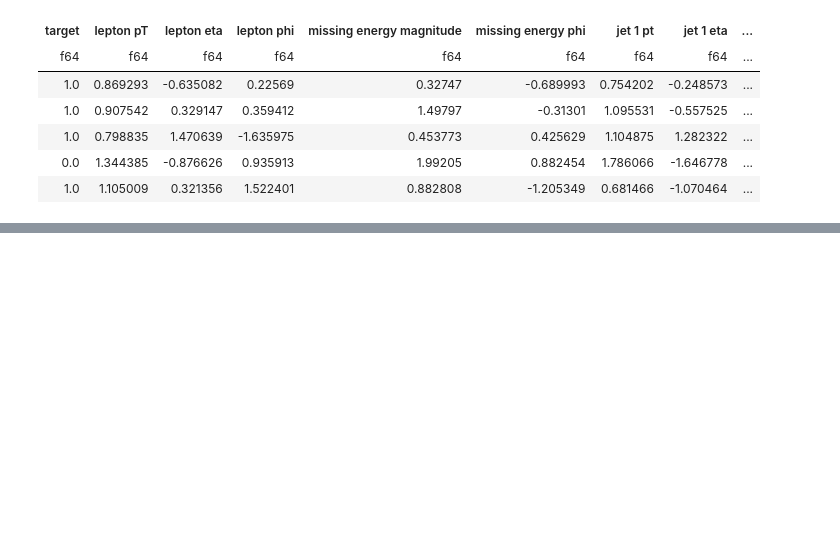
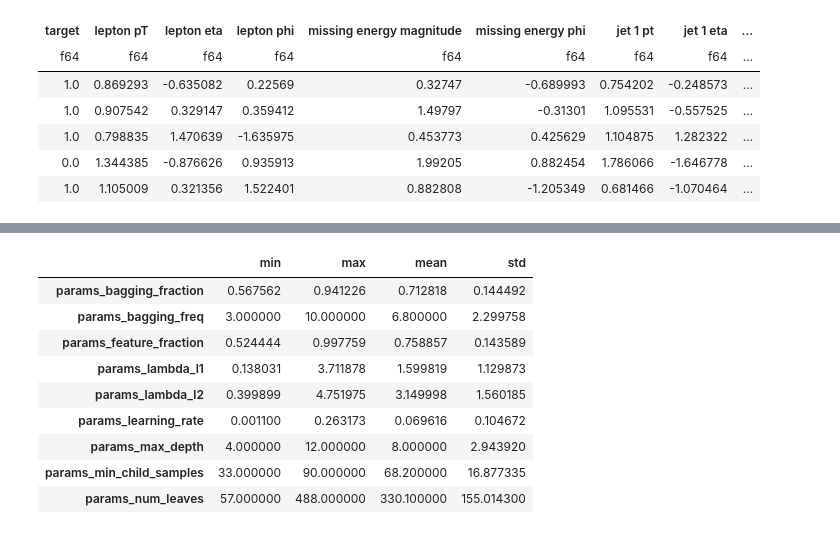
Before and after one commit to Macafry/Bayesian-Hyperparameter-Tuning, a Jupyter notebook: bayesian_hyperparameters.ipynb, the cells around one changed output, grey strips where cells are left out. Cells and saved outputs as stored; diff of their text form; code cells hidden in the pictures; blank space fills up the shorter version.

```diff
--- a/bayesian_hyperparameters.ipynb
+++ b/bayesian_hyperparameters.ipynb
@@ -26,0 +132,3 @@ import catboost as cat
+# %%
+lightgbm_study1 = optuna.create_study(study_name="light_gbm_step1", direction="maximize")
+lightgbm_study1.optimize(lgb_objective_step1, n_trials=100)
@@ -26,0 +153,14 @@ import catboost as cat
+# %%
+top10 = lightgbm_study1.trials_dataframe().head(10)
+top10.agg({col: ["min", "max", "mean", "std"] for col in top10.columns[5:-1]}).T
+# %% [output]
+|  | min | max | mean | std |
+| params_bagging_fraction | 0.567562 | 0.941226 | 0.712818 | 0.144492 |
+| params_bagging_freq | 3.000000 | 10.000000 | 6.800000 | 2.299758 |
+| params_feature_fraction | 0.524444 | 0.997759 | 0.758857 | 0.143589 |
+| params_lambda_l1 | 0.138031 | 3.711878 | 1.599819 | 1.129873 |
+| params_lambda_l2 | 0.399899 | 4.751975 | 3.149998 | 1.560185 |
+| params_learning_rate | 0.001100 | 0.263173 | 0.069616 | 0.104672 |
+| params_max_depth | 4.000000 | 12.000000 | 8.000000 | 2.943920 |
+| params_min_child_samples | 33.000000 | 90.000000 | 68.200000 | 16.877335 |
+| params_num_leaves | 57.000000 | 488.000000 | 330.100000 | 155.014300 |
```
Also changed, not shown: parts of 33 cells of this notebook, 1 other file.
